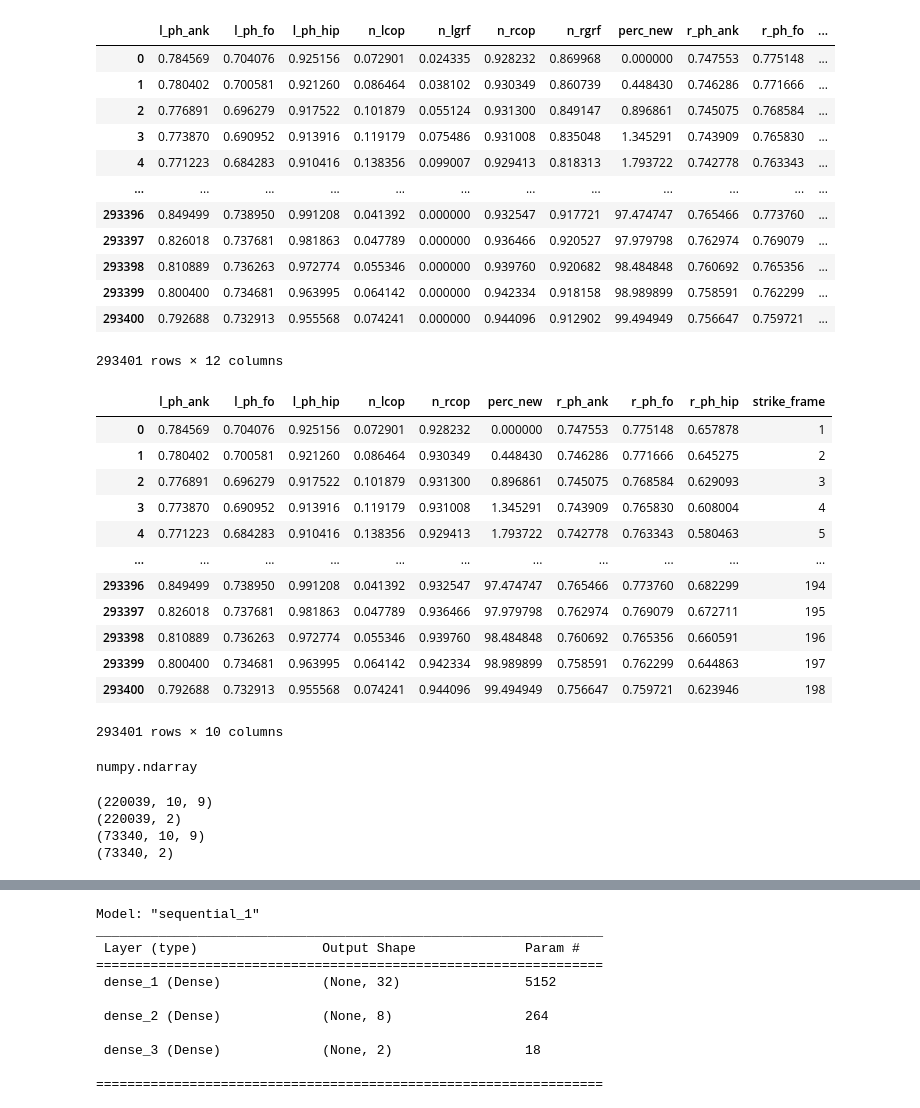
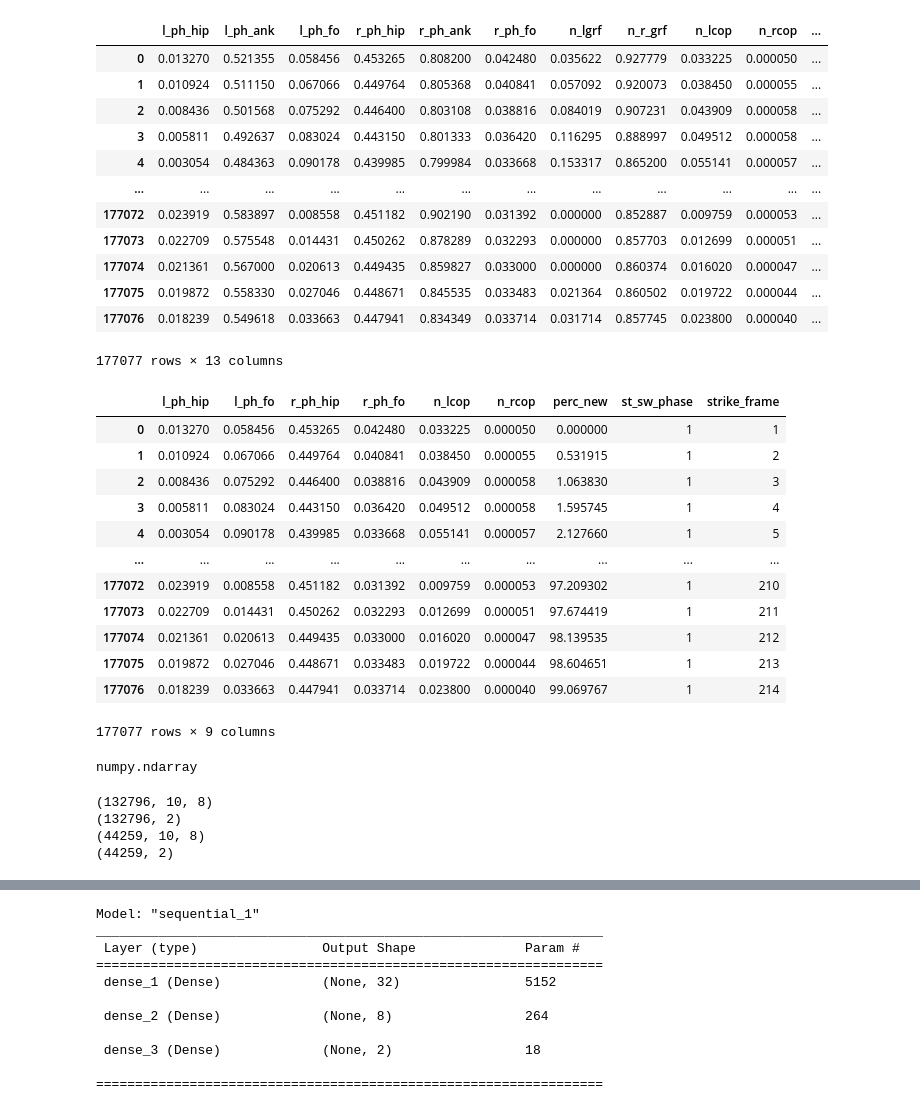
Before and after one commit to vishnu-096/Gait_Phase_Prediction, a Jupyter notebook: lstm_autoencoder.ipynb, the cells around one changed output, grey strips where cells are left out. Saved outputs shown, nothing was run; the diff lists cells and outputs as text; code cells hidden in the pictures.

```diff
--- a/lstm_autoencoder.ipynb
+++ b/lstm_autoencoder.ipynb
@@ -71,9 +71,9 @@ def convert_data(d_x, d_y, look_back = 1, fore_cast = 1):
 
     return np.array(dataX), np.array(dataY)
 # %%
-working_dir = os.path.dirname(os.getcwd())
+working_dir = os.getcwd()#os.path.dirname(os.getcwd())
 sys_platform = sys.platform
-excel_path_dict = {'linux' : "/csvs/", 'win32' : "\Data\Incline\SKS\\"}
+excel_path_dict = {'linux' : "/csvs/", 'win32' : "\Data\Incline\TH\\"}
 excel_path_name = excel_path_dict[sys_platform]
 
 directory_path = working_dir
@@ -84,6 +84,6 @@ c:\Users\Admin\Desktop\Neurorobotic Lab\Data_Code
 # %%
 #inclined_files = ['SKS_2_I.xlsx',  'SKS_3_I.xlsx',  'SKS_4_I.xlsx','SKS_5_I.xlsx', 'SD_2_I.xlsx',  'SD_3_I.xlsx',  'SD_4_I.xlsx','SD_5_I.xlsx']
-file_name = ['SKS_2_I.xlsx', 'SKS_3_I.xlsx','SKS_0_I.xlsx', 'SKS_5_I.xlsx','SKS_4_I.xlsx']
+file_name = ['TH_4_I.xls', 'TH_2_I.xls', 'TH_3_I.xls']
 
 file_list=[]
 
@@ -122,8 +123,8 @@ cycle_list = []
 
 start = 0
 
-for i in range(len(all_data)):
-    if (all_data['perc_new'][i] == 100):
+for i in range(len(all_data) - 1):
+    if (all_data['perc_new'][i+1] == 0):
         cycle += 1
         cycle_list.append(all_data.iloc[start:i])
         start = i+1
@@ -133,36 +134,36 @@ source_table = pd.concat(cycle_list, axis=0, ignore_index=True)
 
 source_table
 # %% [output]
-|  | l_ph_ank | l_ph_fo | l_ph_hip | n_lcop | n_lgrf | n_rcop | n_rgrf | perc_new | r_ph_ank | r_ph_fo | ... |
-| 0 | 0.784569 | 0.704076 | 0.925156 | 0.072901 | 0.024335 | 0.928232 | 0.869968 | 0.000000 | 0.747553 | 0.775148 | ... |
-| 1 | 0.780402 | 0.700581 | 0.921260 | 0.086464 | 0.038102 | 0.930349 | 0.860739 | 0.448430 | 0.746286 | 0.771666 | ... |
-| 2 | 0.776891 | 0.696279 | 0.917522 | 0.101879 | 0.055124 | 0.931300 | 0.849147 | 0.896861 | 0.745075 | 0.768584 | ... |
-| 3 | 0.773870 | 0.690952 | 0.913916 | 0.119179 | 0.075486 | 0.931008 | 0.835048 | 1.345291 | 0.743909 | 0.765830 | ... |
-| 4 | 0.771223 | 0.684283 | 0.910416 | 0.138356 | 0.099007 | 0.929413 | 0.818313 | 1.793722 | 0.742778 | 0.763343 | ... |
+|  | l_ph_hip | l_ph_ank | l_ph_fo | r_ph_hip | r_ph_ank | r_ph_fo | n_lgrf | n_r_grf | n_lcop | n_rcop | ... |
+| 0 | 0.013270 | 0.521355 | 0.058456 | 0.453265 | 0.808200 | 0.042480 | 0.035622 | 0.927779 | 0.033225 | 0.000050 | ... |
+| 1 | 0.010924 | 0.511150 | 0.067066 | 0.449764 | 0.805368 | 0.040841 | 0.057092 | 0.920073 | 0.038450 | 0.000055 | ... |
+| 2 | 0.008436 | 0.501568 | 0.075292 | 0.446400 | 0.803108 | 0.038816 | 0.084019 | 0.907231 | 0.043909 | 0.000058 | ... |
+| 3 | 0.005811 | 0.492637 | 0.083024 | 0.443150 | 0.801333 | 0.036420 | 0.116295 | 0.888997 | 0.049512 | 0.000058 | ... |
+| 4 | 0.003054 | 0.484363 | 0.090178 | 0.439985 | 0.799984 | 0.033668 | 0.153317 | 0.865200 | 0.055141 | 0.000057 | ... |
 | ... | ... | ... | ... | ... | ... | ... | ... | ... | ... | ... | ... |
-| 293396 | 0.849499 | 0.738950 | 0.991208 | 0.041392 | 0.000000 | 0.932547 | 0.917721 | 97.474747 | 0.765466 | 0.773760 | ... |
-| 293397 | 0.826018 | 0.737681 | 0.981863 | 0.047789 | 0.000000 | 0.936466 | 0.920527 | 97.979798 | 0.762974 | 0.769079 | ... |
-| 293398 | 0.810889 | 0.736263 | 0.972774 | 0.055346 | 0.000000 | 0.939760 | 0.920682 | 98.484848 | 0.760692 | 0.765356 | ... |
-| 293399 | 0.800400 | 0.734681 | 0.963995 | 0.064142 | 0.000000 | 0.942334 | 0.918158 | 98.989899 | 0.758591 | 0.762299 | ... |
-| 293400 | 0.792688 | 0.732913 | 0.955568 | 0.074241 | 0.000000 | 0.944096 | 0.912902 | 99.494949 | 0.756647 | 0.759721 | ... |
+| 177072 | 0.023919 | 0.583897 | 0.008558 | 0.451182 | 0.902190 | 0.031392 | 0.000000 | 0.852887 | 0.009759 | 0.000053 | ... |
+| 177073 | 0.022709 | 0.575548 | 0.014431 | 0.450262 | 0.878289 | 0.032293 | 0.000000 | 0.857703 | 0.012699 | 0.000051 | ... |
+| 177074 | 0.021361 | 0.567000 | 0.020613 | 0.449435 | 0.859827 | 0.033000 | 0.000000 | 0.860374 | 0.016020 | 0.000047 | ... |
+| 177075 | 0.019872 | 0.558330 | 0.027046 | 0.448671 | 0.845535 | 0.033483 | 0.021364 | 0.860502 | 0.019722 | 0.000044 | ... |
+| 177076 | 0.018239 | 0.549618 | 0.033663 | 0.447941 | 0.834349 | 0.033714 | 0.031714 | 0.857745 | 0.023800 | 0.000040 | ... |
-293401 rows × 12 columns
+177077 rows × 13 columns
 # %%
-source_table = source_table.drop(["n_lgrf","n_rgrf"], axis = 1)
+source_table = source_table.drop(["n_lgrf","n_r_grf", "l_ph_ank", "r_ph_ank" ], axis = 1)
 source_table
 # %% [output]
-|  | l_ph_ank | l_ph_fo | l_ph_hip | n_lcop | n_rcop | perc_new | r_ph_ank | r_ph_fo | r_ph_hip | strike_frame |
-| 0 | 0.784569 | 0.704076 | 0.925156 | 0.072901 | 0.928232 | 0.000000 | 0.747553 | 0.775148 | 0.657878 | 1 |
-| 1 | 0.780402 | 0.700581 | 0.921260 | 0.086464 | 0.930349 | 0.448430 | 0.746286 | 0.771666 | 0.645275 | 2 |
-| 2 | 0.776891 | 0.696279 | 0.917522 | 0.101879 | 0.931300 | 0.896861 | 0.745075 | 0.768584 | 0.629093 | 3 |
-| 3 | 0.773870 | 0.690952 | 0.913916 | 0.119179 | 0.931008 | 1.345291 | 0.743909 | 0.765830 | 0.608004 | 4 |
-| 4 | 0.771223 | 0.684283 | 0.910416 | 0.138356 | 0.929413 | 1.793722 | 0.742778 | 0.763343 | 0.580463 | 5 |
-| ... | ... | ... | ... | ... | ... | ... | ... | ... | ... | ... |
-| 293396 | 0.849499 | 0.738950 | 0.991208 | 0.041392 | 0.932547 | 97.474747 | 0.765466 | 0.773760 | 0.682299 | 194 |
-| 293397 | 0.826018 | 0.737681 | 0.981863 | 0.047789 | 0.936466 | 97.979798 | 0.762974 | 0.769079 | 0.672711 | 195 |
-| 293398 | 0.810889 | 0.736263 | 0.972774 | 0.055346 | 0.939760 | 98.484848 | 0.760692 | 0.765356 | 0.660591 | 196 |
-| 293399 | 0.800400 | 0.734681 | 0.963995 | 0.064142 | 0.942334 | 98.989899 | 0.758591 | 0.762299 | 0.644863 | 197 |
-| 293400 | 0.792688 | 0.732913 | 0.955568 | 0.074241 | 0.944096 | 99.494949 | 0.756647 | 0.759721 | 0.623946 | 198 |
+|  | l_ph_hip | l_ph_fo | r_ph_hip | r_ph_fo | n_lcop | n_rcop | perc_new | st_sw_phase | strike_frame |
+| 0 | 0.013270 | 0.058456 | 0.453265 | 0.042480 | 0.033225 | 0.000050 | 0.000000 | 1 | 1 |
+| 1 | 0.010924 | 0.067066 | 0.449764 | 0.040841 | 0.038450 | 0.000055 | 0.531915 | 1 | 2 |
+| 2 | 0.008436 | 0.075292 | 0.446400 | 0.038816 | 0.043909 | 0.000058 | 1.063830 | 1 | 3 |
+| 3 | 0.005811 | 0.083024 | 0.443150 | 0.036420 | 0.049512 | 0.000058 | 1.595745 | 1 | 4 |
+| 4 | 0.003054 | 0.090178 | 0.439985 | 0.033668 | 0.055141 | 0.000057 | 2.127660 | 1 | 5 |
+| ... | ... | ... | ... | ... | ... | ... | ... | ... | ... |
+| 177072 | 0.023919 | 0.008558 | 0.451182 | 0.031392 | 0.009759 | 0.000053 | 97.209302 | 1 | 210 |
+| 177073 | 0.022709 | 0.014431 | 0.450262 | 0.032293 | 0.012699 | 0.000051 | 97.674419 | 1 | 211 |
+| 177074 | 0.021361 | 0.020613 | 0.449435 | 0.033000 | 0.016020 | 0.000047 | 98.139535 | 1 | 212 |
+| 177075 | 0.019872 | 0.027046 | 0.448671 | 0.033483 | 0.019722 | 0.000044 | 98.604651 | 1 | 213 |
+| 177076 | 0.018239 | 0.033663 | 0.447941 | 0.033714 | 0.023800 | 0.000040 | 99.069767 | 1 | 214 |
-293401 rows × 10 columns
+177077 rows × 9 columns
 # %%
 x = source_table
 x = x.drop(['perc_new'], axis=1)
@@ -199,10 +200,10 @@ print(train_y.shape)
 print(validation_x.shape)
 print(validation_y.shape)
 # %% [output]
-(220039, 10, 9)
-(220039, 2)
-(73340, 10, 9)
-(73340, 2)
+(132796, 10, 8)
+(132796, 2)
+(44259, 10, 8)
+(44259, 2)
 # %%
 train_x.shape
 # %% [output]
```
Also changed, not shown: parts of 23 cells of this notebook.
